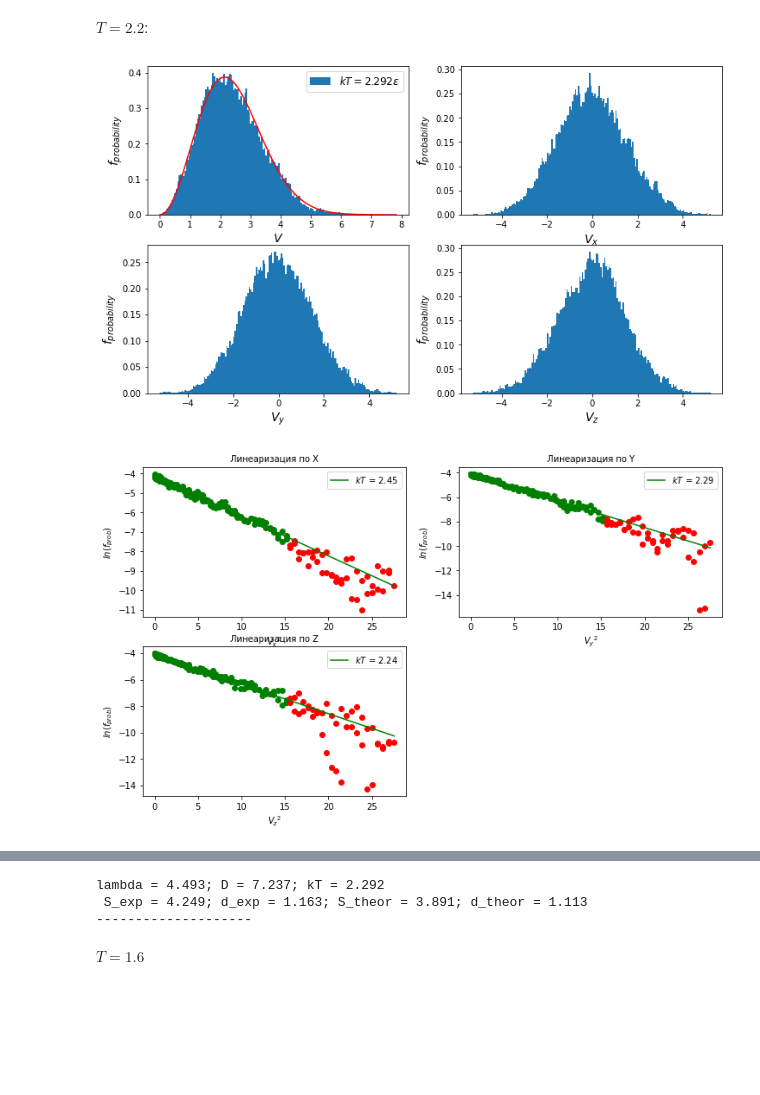
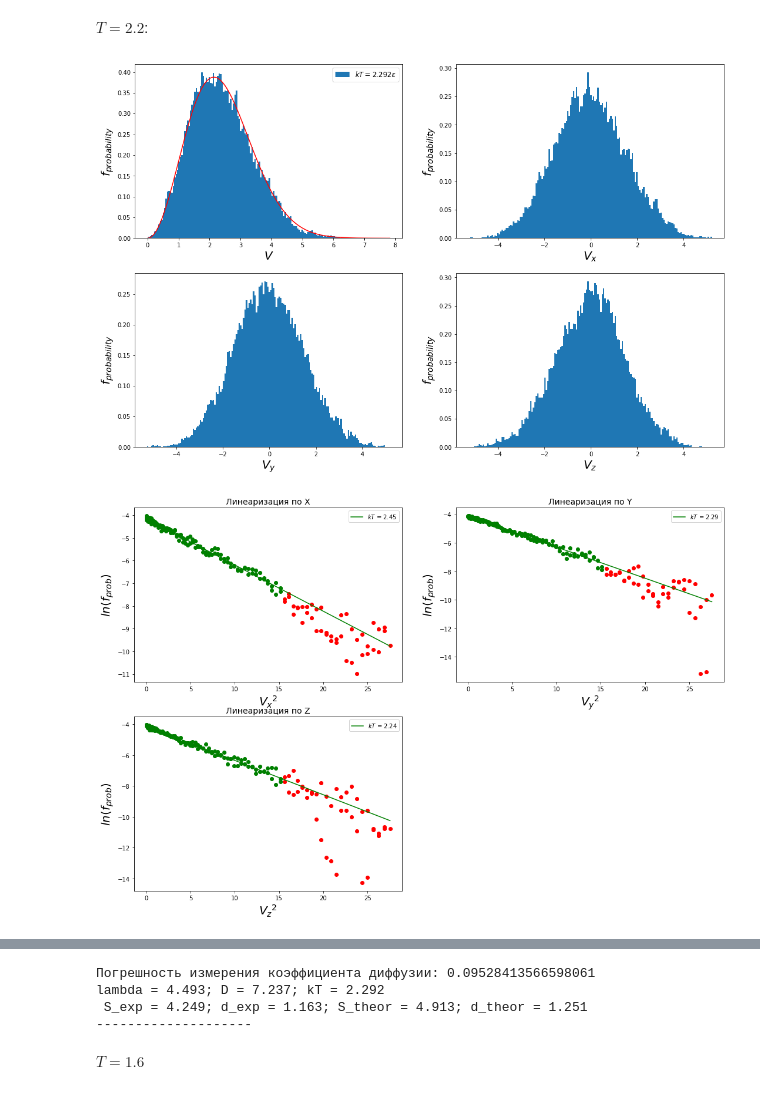
Before and after one commit to Alphonsce/molecular_modeling, a Jupyter notebook: python_realization/final_plotting.ipynb, the cells around one changed output, grey strips where cells are left out. Drawn from its saved outputs; the diff is of its cells as text; code cells hidden in the pictures; blank space fills up the shorter version.

```diff
--- a/python_realization/final_plotting.ipynb
+++ b/python_realization/final_plotting.ipynb
@@ -141,18 +141,18 @@ def convert_into_ready_diffusion(all_means, dt_of_steps, out_path='graphs/diffus
         {'all_means': all_means, 'dt_of_steps': dt_of_steps}
     ).to_csv(out_path, index=False)
 
-def plot_ready_diffusion(path='./graphs/diffusion_ready/100p_300k_ready.csv', n_approx=30):
+def plot_ready_diffusion(path='./graphs/diffusion_ready/100p_300k_ready.csv', n_approx=30, figsize=(12, 7), save_path='../graph.png', save=False):
     '''Возвращает значение коэффициента диффузии'''
     df = pd.read_csv(path)
     dt_of_steps = df['dt_of_steps']
     all_means = df['all_means']
 
-    plt.figure(figsize=(12, 7))
+    plt.figure(figsize=figsize)
     sp = None
 
     # Обычный subplot:
     # построим прямую по последним n_approx точкам:
-    k_basic, _, b_basic, _ = calculate_k(dt_of_steps[-130:], all_means[-130:])
+    k_basic, s_basic, b_basic, _ = calculate_k(dt_of_steps[-130:], all_means[-130:])
     x = dt_of_steps
 
     plt.subplot(1, 2, 1)
@@ -161,8 +161,8 @@ def plot_ready_diffusion(path='./graphs/diffusion_ready/100p_300k_ready.csv', n_
     # print(k_basic)
     plt.legend(loc='best')
 
-    plt.xlabel('$\Delta t$ of movement, $\sigma\cdot\sqrt{\dfrac{M}{\epsilon}}$', fontsize=14)
-    plt.ylabel('$|\Delta r|^2$, $\sigma_{LJ}^2$', fontsize=14)
+    plt.xlabel('$\Delta t$ of movement, $\sigma\cdot\sqrt{\dfrac{M}{\epsilon}}$', fontsize=20)
+    plt.ylabel('$|\Delta r|^2$, $\sigma_{LJ}^2$', fontsize=20)
 
     # Логарифмический subplpt:
     x = np.log(dt_of_steps)
@@ -182,12 +182,14 @@ def plot_ready_diffusion(path='./graphs/diffusion_ready/100p_300k_ready.csv', n_
     plt.plot(x_lin, k_lin * x_lin + b_lin, color='orange')
     plt.scatter(x, y)
 
-    plt.xlabel(r'log($\Delta t$ of movement)', fontsize=14)
-    plt.ylabel(r'$log(|\Delta r|^2)$', fontsize=14)
+    plt.xlabel(r'log($\Delta t$ of movement)', fontsize=20)
+    plt.ylabel(r'$log(|\Delta r|^2)$', fontsize=20)
 
+    if save:
+        plt.savefig(save_path)
     plt.show()
 
-    return round(k_basic / 6, 3)
+    return [round(k_basic / 6, 3), s_basic]
 # %%
 def make_ready_csv_diff(
     input_path='./graphs_rho_1_27/diffusion.csv',
@@ -348,10 +354,12 @@ $\Pi(T)=\Pi_0 + \Pi_0 S\cdot \dfrac{1}{T}$ - ну и просто фитим п
 # %%
-ALPHA = 1.34 * 0.89     # это типо после фита горизонтальной прямой я получил 0.89
+ALPHA = 1.34   #* 0.89   - это типо после фита горизонтальной прямой я получил 0.89, чтобы нормально посмотреть погрешность надо прогнать с такой альфой
 S_SUTHERLAND_CONST = 2.35
 SIGMA_0 = 2.0
 
-def calculate_sigma(kT, D, rho=1 / 27, file_path='../graphs_rho_1_27/_dif_from_t_rho_1_27.csv'):
-    '''new version'''
+def calculate_sigma(kT, D, rho=1 / 27, file_path='../graphs_rho_1_27/_dif_from_t_rho_1_27.csv', s_D=0):
+    '''new version
+    s_D - погрешность измерения коэффициента диффузии
+    '''
     avg_V = np.sqrt(8 * (kT / np.pi))
     S_exp = (sqrt(2) * avg_V) / (3 * rho * D)
     lamb = 1 / (sqrt(2) * rho * S_exp)
@@ -359,6 +367,7 @@ def calculate_sigma(kT, D, rho=1 / 27, file_path='../graphs_rho_1_27/_dif_from_t
 
     d_theor = ALPHA * pow(kT, -1 / 12)
     S_theor = np.pi * d_theor ** 2
+    # print(f'Альфа:{ALPHA}')
 
     S_sutherland = SIGMA_0 * (1 + (S_SUTHERLAND_CONST / kT))     # площадь сечения по формуле Сазерленда
 
@@ -383,7 +392,8 @@ def calculate_sigma(kT, D, rho=1 / 27, file_path='../graphs_rho_1_27/_dif_from_t
                 'lambda': [lamb],
                 'S_exp': [S_exp],
                 'S_theor': [S_theor],
-                'S_sutherland': [S_sutherland]
+                'S_sutherland': [S_sutherland],
+                'error_D': [s_D]
                 })
         ])
 
@@ -457,11 +475,18 @@ lambda = 5.063; D = 9.658; kT = 3.215
 # %% [markdown]
 $T=2.2$:
 # %%
-kT_def = plot_hists_from_file(path = '../graphs_rho_1_27/hists_2_3.csv')
-kT_gauss = plot_gauss_lines_from_file(path= '../graphs_rho_1_27/lines_2_3.csv', train_part=0.75)
-# plot_energies_from_file(who_to_plot=['Total'], path='../graphs_rho_1_27/energies_2_3.csv')
+kT_def = plot_hists_from_file(path = '../graphs_rho_1_27/hists_2_3.csv',
+    figsize=(18, 12)
+    )
+kT_gauss = plot_gauss_lines_from_file(path= '../graphs_rho_1_27/lines_2_3.csv', train_part=0.75,
+    figsize=(18, 12)
+    )
+plot_energies_from_file(who_to_plot=['Total'], path='../graphs_rho_1_27/energies_2_3.csv',
+    figsize=(18, 12)
+    )
 D = plot_ready_diffusion(path='../graphs_rho_1_27/diffusion_ready/t_2_3_ready.csv')
-calculate_sigma(kT=kT_def, D=D)
+print(f'Погрешность измерения коэффициента диффузии: {D[1]}')
+calculate_sigma(kT=kT_def, D=D[0], s_D=D[1])  # поскольку там возвращает контейнер: коэфф и погрешность
 # %% [output]
-[figure, old version]
+[figure, new version]
-[figure, old version]
+[figure, new version]
@@ -469,5 +495,6 @@ calculate_sigma(kT=kT_def, D=D)
+Погрешность измерения коэффициента диффузии: 0.09528413566598061
 lambda = 4.493; D = 7.237; kT = 2.292
- S_exp = 4.249; d_exp = 1.163; S_theor = 3.891; d_theor = 1.113
+ S_exp = 4.249; d_exp = 1.163; S_theor = 4.913; d_theor = 1.251
 --------------------
 # %% [markdown]
 $T=1.6$
```
Also changed, not shown: parts of 16 cells of this notebook, 2 other files.
